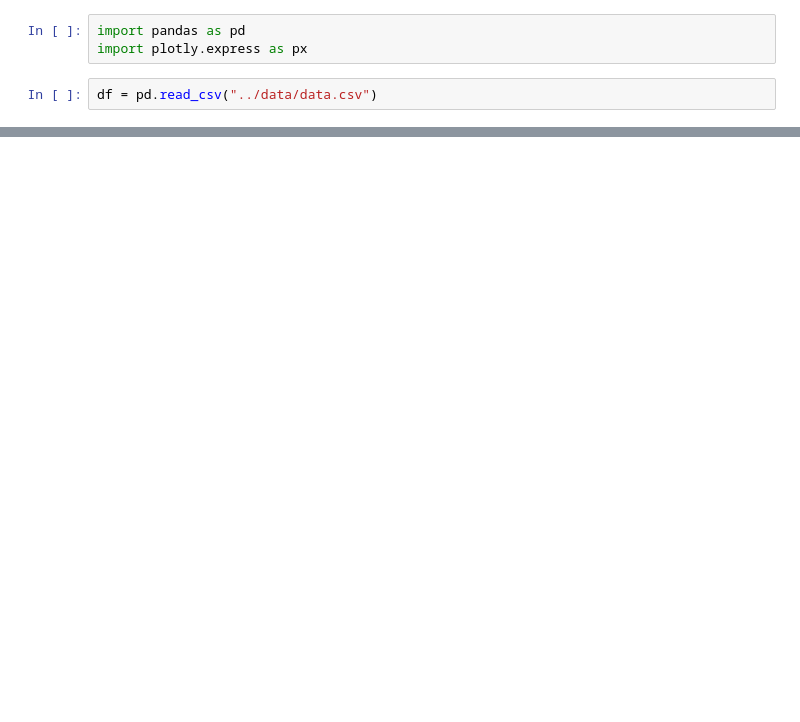
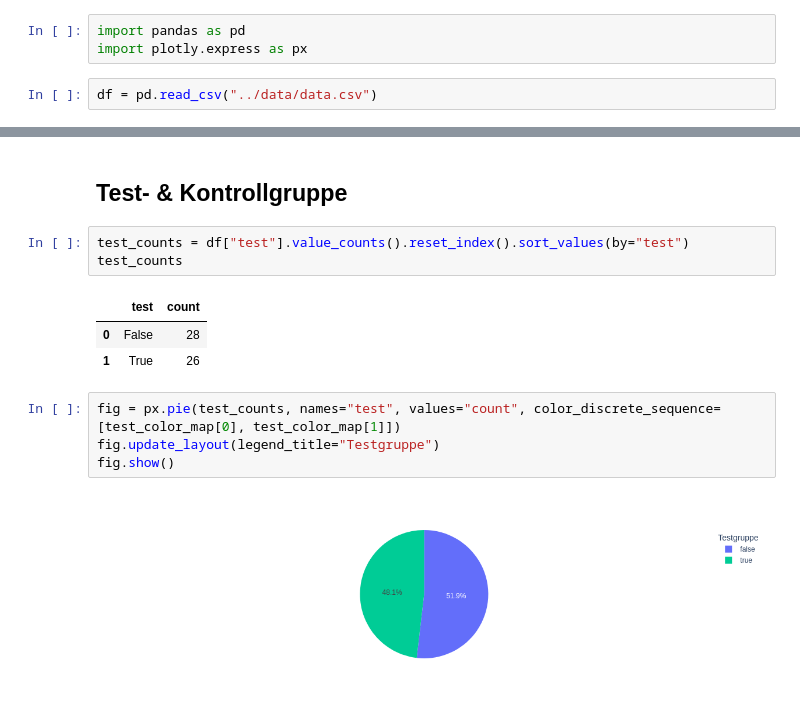
Before and after one commit to xp4u1/reading_study, a Jupyter notebook: data/notebooks/auswertung.ipynb, the cells around one changed output, grey strips where cells are left out. Cells and saved outputs as stored; diff of their text form; blank space fills up the shorter version.

```diff
--- a/data/notebooks/auswertung.ipynb
+++ b/data/notebooks/auswertung.ipynb
@@ -37,0 +70,15 @@ df = df.dropna(subset=["reading_duration", "reading_count", "questions_duration"
+# %% [markdown]
+## Test- & Kontrollgruppe
+# %%
+test_counts = df["test"].value_counts().reset_index().sort_values(by="test")
+test_counts
+# %% [output]
+|  | test | count |
+| 0 | False | 28 |
+| 1 | True | 26 |
+# %%
+fig = px.pie(test_counts, names="test", values="count", color_discrete_sequence=[test_color_map[0], test_color_map[1]])
+fig.update_layout(legend_title="Testgruppe")
+fig.show()
+# %% [output]
+[figure, added]
```
Also changed, not shown: parts of 24 cells of this notebook.
